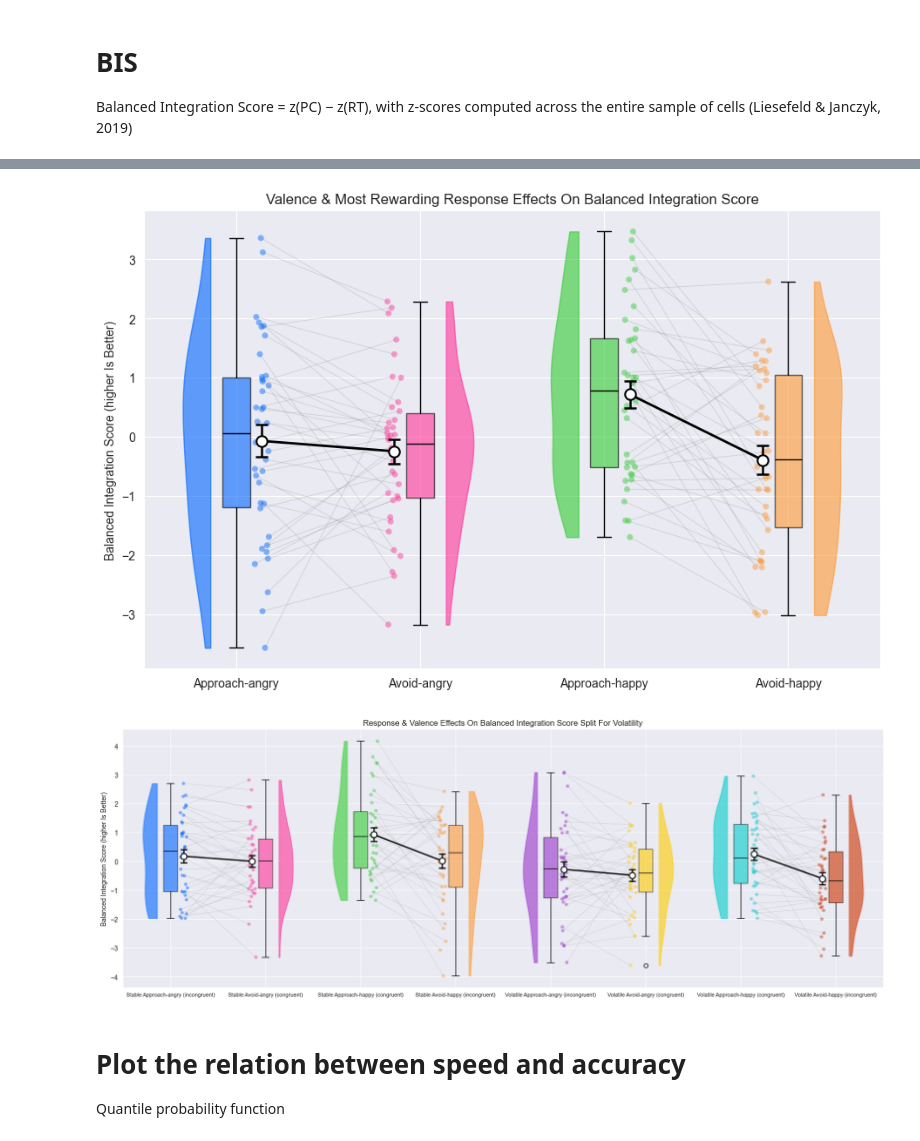
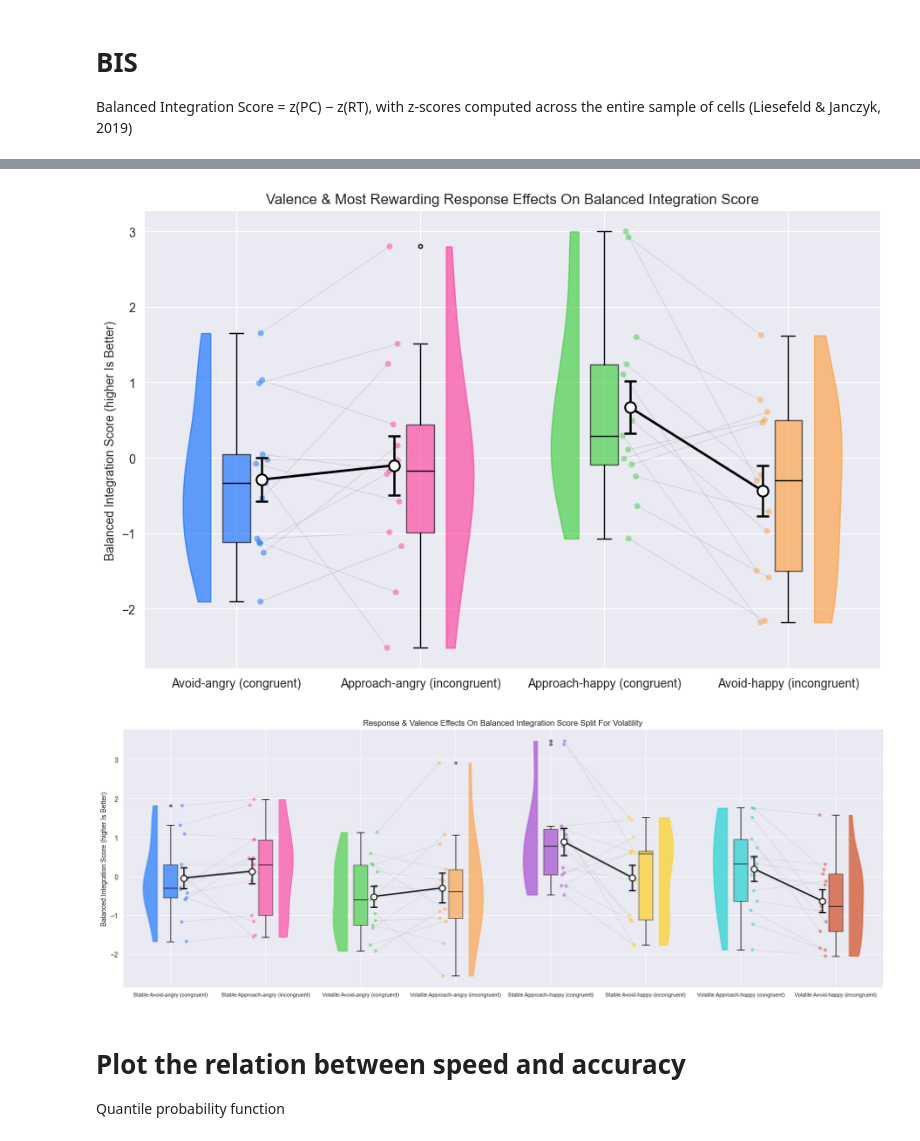
Before and after one commit to KTZ228/phd_1_analysis, a Jupyter notebook: analyses_behavioural/standard parameters/speed-accuracy_analysis.ipynb, the cells around one changed output, grey strips where cells are left out. Drawn from its saved outputs; the diff is of its cells as text; code cells hidden in the pictures.

```diff
--- a/analyses_behavioural/standard parameters/speed-accuracy_analysis.ipynb
+++ b/analyses_behavioural/standard parameters/speed-accuracy_analysis.ipynb
@@ -178,8 +178,8 @@ if dataset!='africa':
     combined_results_pivoted = (
         IES_dataframe_congruency_volatility_split
         .pivot_table(
-            index=['subject_id', 'session'],
-            columns=['volatility', 'valence', 'most_rewarding_response'],
+            index=['subject_id'],
+            columns=['volatility', 'most_rewarding_response', 'valence'],
             values='IES',
             aggfunc='mean'
         )
@@ -193,8 +193,10 @@ if dataset!='africa':
     # Plot the two groups using a raincloud plot
     utils.plotting_functions.paired_raincloud(
         combined_results_pivoted,
-        columns=['stable_angry_approach','stable_angry_avoid','stable_happy_approach','stable_happy_avoid','volatile_angry_approach','volatile_angry_avoid','volatile_happy_approach','volatile_happy_avoid'],
-        labels=['stable approach-angry (incongruent)','stable avoid-angry (congruent)','stable approach-happy (congruent)','stable avoid-happy (incongruent)', 'volatile approach-angry (incongruent)','volatile avoid-angry (congruent)','volatile approach-happy (congruent)','volatile avoid-happy (incongruent)'],
+        columns=['stable_avoid_angry','stable_approach_angry','volatile_avoid_angry','volatile_approach_angry',
+                 'stable_approach_happy','stable_avoid_happy','volatile_approach_happy','volatile_avoid_happy'],
+        labels=['stable avoid-angry (congruent)','stable approach-angry (incongruent)','volatile avoid-angry (congruent)','volatile approach-angry (incongruent)',
+                'stable approach-happy (congruent)','stable avoid-happy (incongruent)', 'volatile approach-happy (congruent)','volatile avoid-happy (incongruent)'],
         flip=['left','right','left','right','left','right','left','right'],
         connect_pairs=[(0, 1), (2, 3), (4, 5), (6, 7)],
         output_dir=output_dir,
@@ -218,7 +220,7 @@ BIS_dataframe_congruency_volatility_split = utils.analysis_functions.calculate_B
 combined_results_pivoted = (
     BIS_dataframe_congruency
     .pivot_table(
-        index=['subject_id', 'session'],
+        index=['subject_id'],
         columns='congruency',
         values='BIS',
         aggfunc='mean'
@@ -247,7 +249,7 @@ if dataset!='africa':
     combined_results_pivoted = (
         BIS_dataframe_volatility
         .pivot_table(
-            index=['subject_id', 'session'],
+            index=['subject_id'],
             columns='volatility',
             values='BIS',
             aggfunc='mean'
@@ -275,8 +277,8 @@ if dataset!='africa':
     combined_results_pivoted = (
         BIS_dataframe_congruency_split
         .pivot_table(
-            index=['subject_id', 'session'],
-            columns=['valence', 'most_rewarding_response'],
+            index=['subject_id'],
+            columns=['most_rewarding_response', 'valence'],
             values='BIS',
             aggfunc='mean'
         )
@@ -290,8 +292,8 @@ if dataset!='africa':
     # Plot the two groups using a raincloud plot
     utils.plotting_functions.paired_raincloud(
         combined_results_pivoted,
-        columns=['angry_approach','angry_avoid','happy_approach','happy_avoid'],
-        labels=['approach-angry','avoid-angry','approach-happy','avoid-happy'],
+        columns=['avoid_angry','approach_angry','approach_happy','avoid_happy'],
+        labels=['avoid-angry (congruent)','approach-angry (incongruent)','approach-happy (congruent)','avoid-happy (incongruent)'],
         flip=['left','right','left','right'],
         connect_pairs=[(0, 1), (2, 3)],
         output_dir=output_dir,
@@ -299,38 +301,40 @@ if dataset!='africa':
         plot_name='valence & most rewarding response effects on balanced integration score'
     );
 # %% [output]
-[figure, old version]
+[figure, new version]
 # %%
 if dataset!='africa':
     # Single-pass aggregation & reshape
     combined_results_pivoted = (
         BIS_dataframe_congruency_volatility_split
         .pivot_table(
-            index=['subject_id', 'session'],
-            columns=['volatility', 'valence', 'most_rewarding_response'],
+            index=['subject_id'],
+            columns=['volatility', 'most_rewarding_response', 'valence'],
             values='BIS',
             aggfunc='mean'
         )
         .reset_index()
     )
     combined_results_pivoted.columns = [
         '_'.join(str(x) for x in col if x)
         for col in combined_results_pivoted.columns
     ]
 
     # Plot the two groups using a raincloud plot
     utils.plotting_functions.paired_raincloud(
         combined_results_pivoted,
-        columns=['stable_angry_approach','stable_angry_avoid','stable_happy_approach','stable_happy_avoid','volatile_angry_approach','volatile_angry_avoid','volatile_happy_approach','volatile_happy_avoid'],
-        labels=['stable approach-angry (incongruent)','stable avoid-angry (congruent)','stable approach-happy (congruent)','stable avoid-happy (incongruent)', 'volatile approach-angry (incongruent)','volatile avoid-angry (congruent)','volatile approach-happy (congruent)','volatile avoid-happy (incongruent)'],
+        columns=['stable_avoid_angry','stable_approach_angry','volatile_avoid_angry','volatile_approach_angry',
+                 'stable_approach_happy','stable_avoid_happy','volatile_approach_happy','volatile_avoid_happy'],
+        labels=['stable avoid-angry (congruent)','stable approach-angry (incongruent)','volatile avoid-angry (congruent)','volatile approach-angry (incongruent)',
+                'stable approach-happy (congruent)','stable avoid-happy (incongruent)', 'volatile approach-happy (congruent)','volatile avoid-happy (incongruent)'],
         flip=['left','right','left','right','left','right','left','right'],
         connect_pairs=[(0, 1), (2, 3), (4, 5), (6, 7)],
         output_dir=output_dir,
         ylabel_name='balanced integration score (higher is better)',
         plot_name='response & valence effects on balanced integration score split for volatility'
     );
 # %% [output]
-[figure, old version]
+[figure, new version]
 # %% [markdown]
 # Plot the relation between speed and accuracy
 Quantile probability function
```
Also changed, not shown: parts of 7 cells of this notebook, 7 other files.
